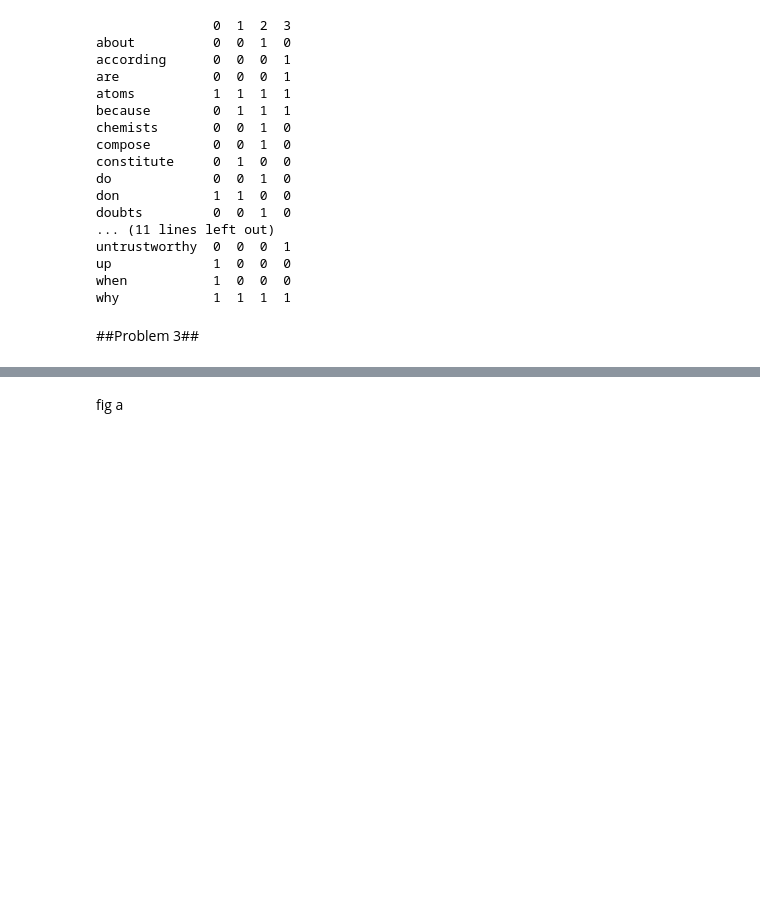
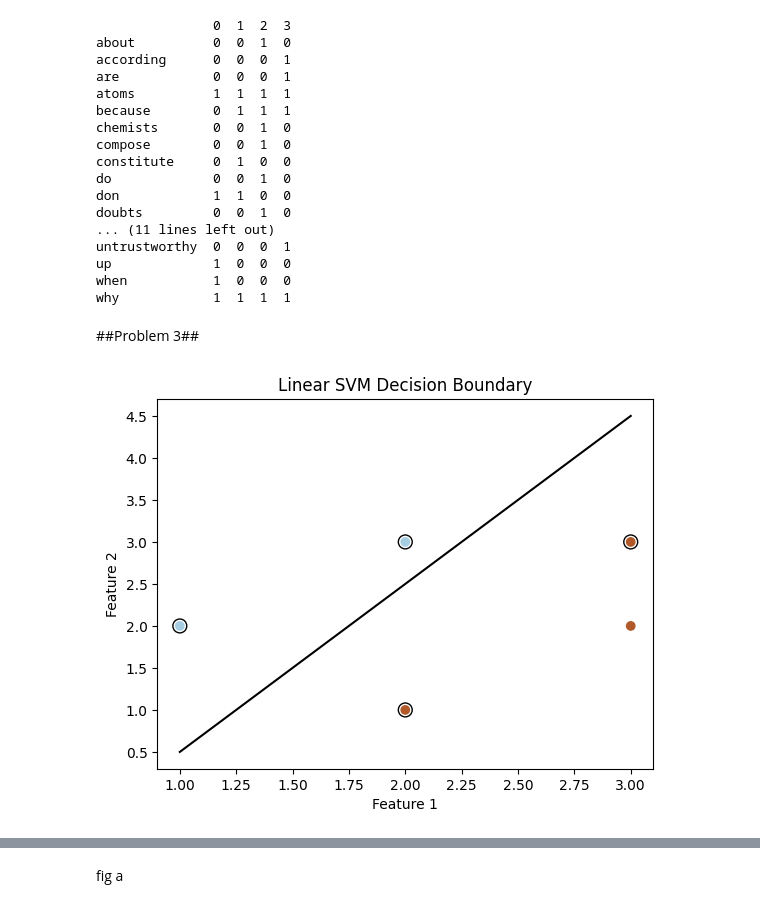
Before and after one commit to sheikh495/MachineLearning, a Jupyter notebook: M7_8_Homework_Converting_Data_Into_A_Vector_Space_Model.ipynb, the cells around one changed output, grey strips where cells are left out. Cells and saved outputs as stored; diff of their text form; code cells hidden in the pictures; blank space fills up the shorter version.

```diff
--- a/M7_8_Homework_Converting_Data_Into_A_Vector_Space_Model.ipynb
+++ b/M7_8_Homework_Converting_Data_Into_A_Vector_Space_Model.ipynb
@@ -2246,3 +2246,36 @@ when           1  0  0  0
 why            1  1  1  1
 # %% [markdown]
 ##Problem 3##
+# %%
+import numpy as np
+import matplotlib.pyplot as plt
+from sklearn import svm
+
+# Generate some sample data
+X = np.array([[1, 2], [2, 3], [3, 3], [2, 1], [3, 2]])
+y = np.array([0, 0, 1, 1, 1])  # Example labels (binary classification)
+
+# Train a linear SVM model
+svm_model = svm.SVC(kernel='linear')
+svm_model.fit(X, y)
+
+# Plot the data points
+plt.scatter(X[:, 0], X[:, 1], c=y, cmap=plt.cm.Paired)
+
+# Plot the decision boundary
+w = svm_model.coef_[0]
+a = -w[0] / w[1]
+xx = np.linspace(1, 3)
+yy = a * xx - (svm_model.intercept_[0]) / w[1]
+plt.plot(xx, yy, 'k-')
+
+# Highlight support vectors
+plt.scatter(svm_model.support_vectors_[:, 0], svm_model.support_vectors_[:, 1],
+            s=100, facecolors='none', edgecolors='k')
+
+plt.xlabel('Feature 1')
+plt.ylabel('Feature 2')
+plt.title('Linear SVM Decision Boundary')
+plt.show()
+# %% [output]
+[figure, added]
```
Also changed, not shown: parts of 4 cells of this notebook.
